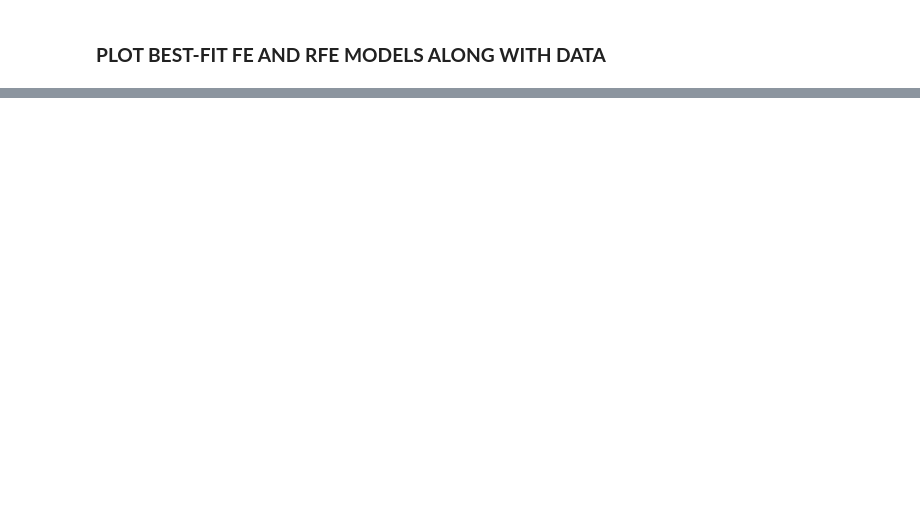
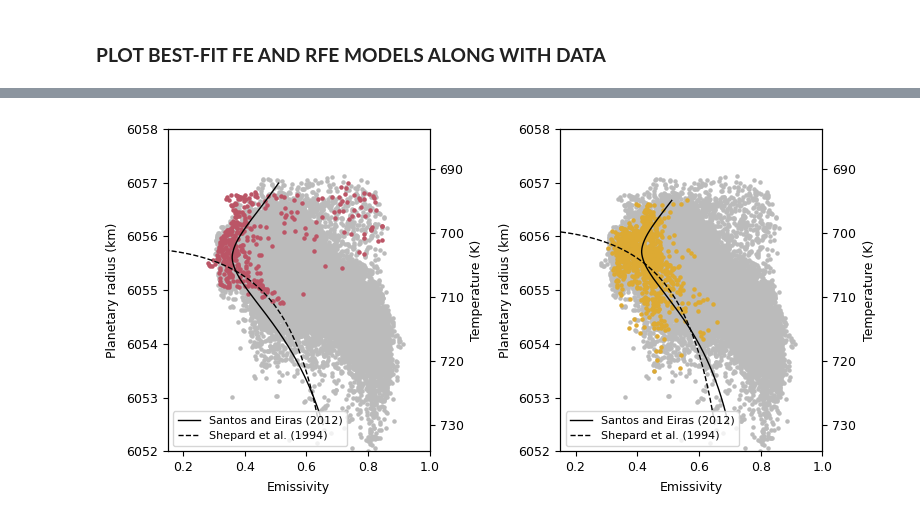
Before and after one commit to iganache/Ovda, a Jupyter notebook: ferroelectric_models.ipynb, the cells around one changed output, grey strips where cells are left out. Drawn from its saved outputs; the diff is of its cells as text; code cells hidden in the pictures; blank space fills up the shorter version.

```diff
--- a/ferroelectric_models.ipynb
+++ b/ferroelectric_models.ipynb
@@ -216,0 +230,16 @@ plt.show()
+# %%
+colors=["#BB5566", "#DDAA33", "#004488"]
+emissivity_field = "SURFACE_EMISSIVITY"
+topo_field = "AVERAGE_PLANETARY_RADIUS"
+# %%
+#new oct 19
+
+RFE_eps_max = [1e5, 1e5]
+delta = [7,7]
+gamma = [1.8, 1.8]
+RFE_conc = [0.0015, 0.001]
+RFE_Tm = [703.7717, 702.8754]
+
+FE_C = [1e5, 1e5]
+FE_Tc = [702.2717, 699.3754]
+FE_conc = [0.005, 0.005]
@@ -216,0 +315,47 @@ plt.show()
+# %%
+fig, ax = plt.subplots(1, 2, sharex=True)
+# ax2 = ax.twinx()
+fig.set_size_inches(8, 4)
+
+file = ("/home/indujaa/work/research/venus/tessera/ImpactDeposits_uafpc/Datasets/Ovda/Final/gpkg_units/arcdr_rdf_ovda_cycle1_May20_topoemis_hilosig2_n50_overlap05deg_n1deg_units_brushed_separate.gpkg")
+allunits = fiona.listlayers(file)
+
+for layername in allunits:
+    data = gpd.read_file(file, layer=layername)
+    if layername != "Festoon flow":
+        ax[0].scatter(data[emissivity_field], data[topo_field], marker = 'o', color="#bbbbbb", s=5)
+    ax[1].scatter(data[emissivity_field], data[topo_field], marker = 'o', color="#bbbbbb", s=5)
+
+
+for i in range(2):
+    data = gpd.read_file(files[i], layer=units[i])
+    data = data[data[emissivity_field]<1]
+    ax[i].scatter(data[emissivity_field], data[topo_field], marker = 'o', s=5, color = colors[i])
+    ax[i].plot(emisH[i], e_range[i], color = "k", linewidth = 1, label = "Santos and Eiras (2012)")
+    ax[i].plot(emisH_fe[i][temp_range[i] > FE_Tc[i]], e_range[i][temp_range[i] > FE_Tc[i]], color = "k", linewidth = 1, linestyle = "--", label = "Shepard et al. (1994)")
+    #
+    ax[i].set_xlim(0.15, 1.0)
+    ax[i].set_ylim(6052, 6058)
+
+    ax[i].set_xlabel("Emissivity", fontsize = 9)
+    ax[i].set_ylabel("Planetary radius (km)", fontsize = 9)
+
+    ax[i].tick_params(axis="both", which="major", labelsize=9)
+    ax[i].legend(fontsize = 8, loc = "lower left")
+    ax[i].xaxis.labelpad = 5
+    ax[i].yaxis.labelpad = 5
+
+    ## secondary y axis
+    ax2 = ax[i].twinx()
+    ax2.set_ylabel("Temperature (K)", fontsize = 9)
+    ymin, ymax = ax[i].get_ylim()
+    ax2.set_ylim(pradius2T(ymin),pradius2T(ymax))
+    ax2.tick_params(axis="both", which="major", labelsize=9)
+    ax2.yaxis.labelpad = 5
+
+# ax[1].set_xlabel("Emissivity", fontsize = 9)
+fig.tight_layout()
+# plt.savefig("Fig9_oct15.png", bbox_inches='tight')
+plt.show()
+# %% [output]
+[figure, added]
```
Also changed, not shown: parts of 7 cells of this notebook, 1 other file.
